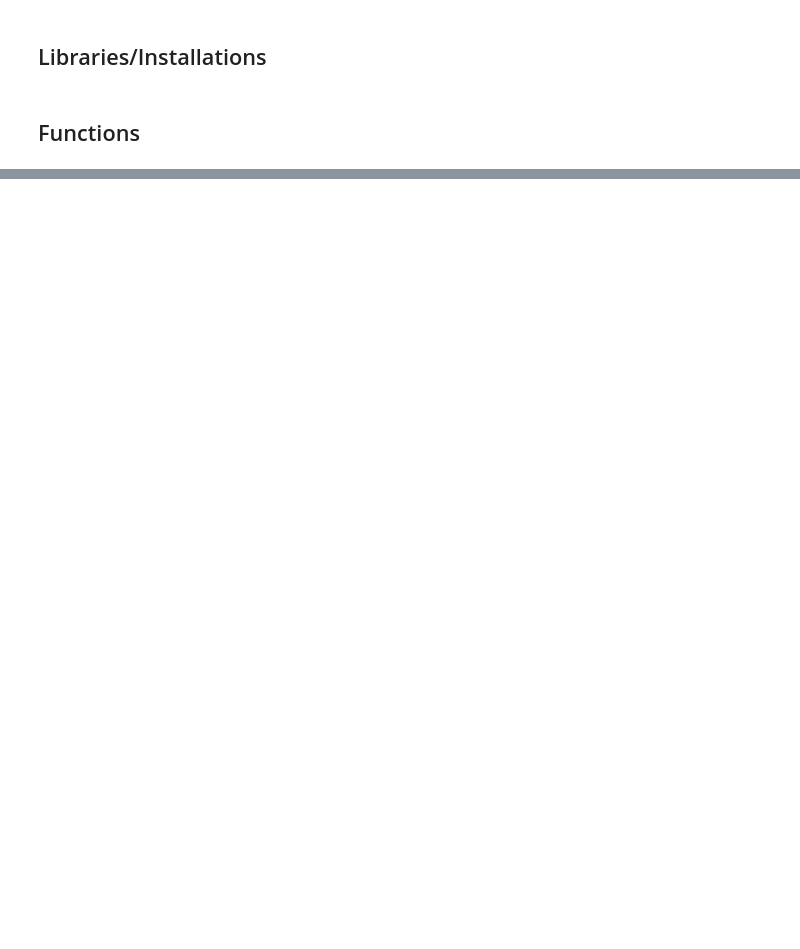
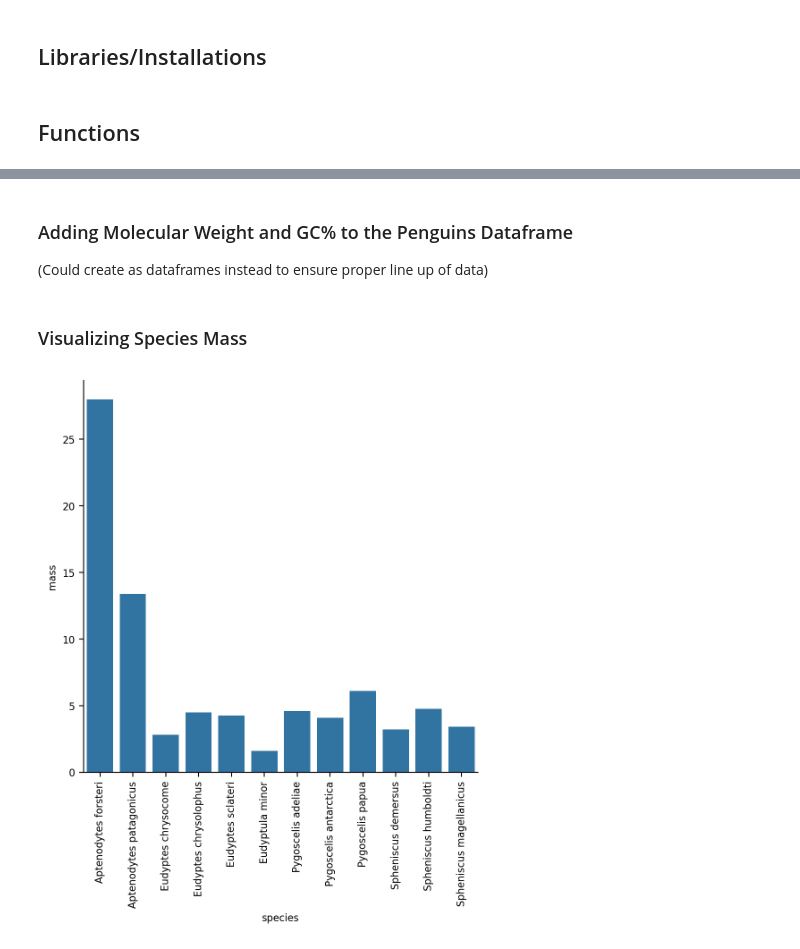
Before and after one commit to zoi-iastate/BCB546-PythonHW_Spring2025, a Jupyter notebook: Python_Assignment/Python Assignment Notebook.ipynb, the cells around one changed output, grey strips where cells are left out. Saved outputs shown, nothing was run; the diff lists cells and outputs as text; code cells hidden in the pictures; blank space fills up the shorter version.

```diff
--- a/Python_Assignment/Python Assignment Notebook.ipynb
+++ b/Python_Assignment/Python Assignment Notebook.ipynb
@@ -104,0 +122,42 @@ print(percentages)
+# %% [markdown]
+### Adding Molecular Weight and GC% to the Penguins Dataframe
+
+(Could create as dataframes instead to ensure proper line up of data)
+# %%
+#Creating empty columns in the penguins_df to add molecular weight and GC% content data to later
+penguins_df["molecular weight"] = None
+penguins_df["GC%"] = None
+# %%
+#Adding data to the empty columns using user defined functions
+for species, sequence in cytb_seqs.items():
+
+    #Iterates over each species and uses the gc_content function to calculate GC% for each sequence
+    species_gc_content = (gc_content(sequence))
+
+    #Converts nucleotide sequence into amino acid sequence using the alternative_translation function
+    aa_sequence = alternative_translation(sequence)
+
+    #Iterates over each species and uses the compute_molecular_weight function to calculate molecular weight for each sequence
+    species_molecular_weight = (compute_molecular_weight(aa_sequence))
+
+    #Adds molecular weight and GC% to the correct location in the dataframe using species as a key
+    penguins_df.loc[penguins_df["species"] == species, "GC%"] = species_gc_content
+    penguins_df.loc[penguins_df["species"] == species, "molecular weight"] = species_molecular_weight
+# %% [markdown]
+### Visualizing Species Mass
+# %%
+#Importing the necessary modules for plotting
+import seaborn as sns
+import matplotlib.pyplot as plt
+
+
+#Changing default settings to make the plots more astetically pleasing
+plt.rcParams['figure.dpi'] = 200
+plt.rcParams['figure.figsize'] = 10,5
+plt.rcParams.update({'font.size': 8})
+
+#Plots species vs mass and tilts the x axis labels so all data fits on the bar graph
+sns.catplot(data=penguins_df, x='species', y='mass', kind='bar');
+plt.xticks(rotation=90);
+# %% [output]
+[figure, added]
```
Also changed, not shown: parts of 15 cells of this notebook, 3 other files.
